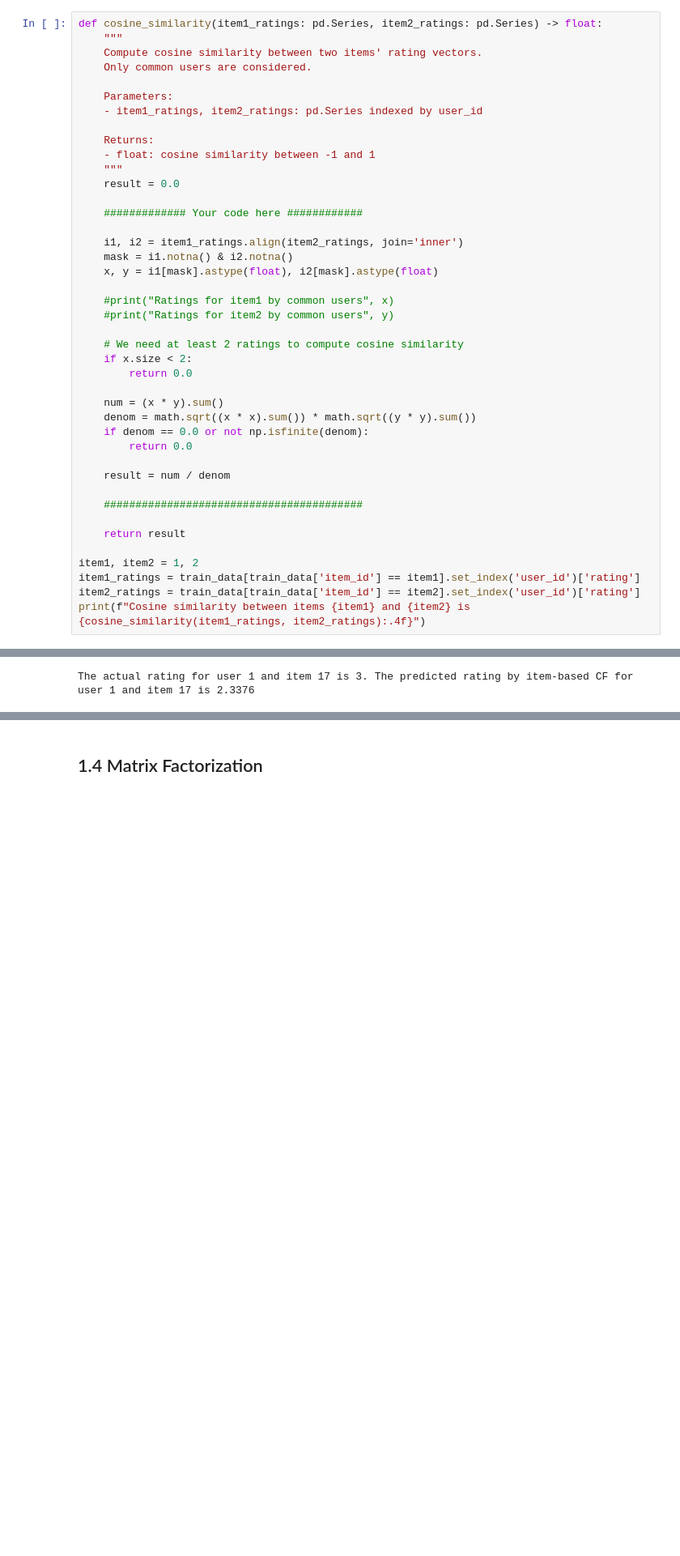
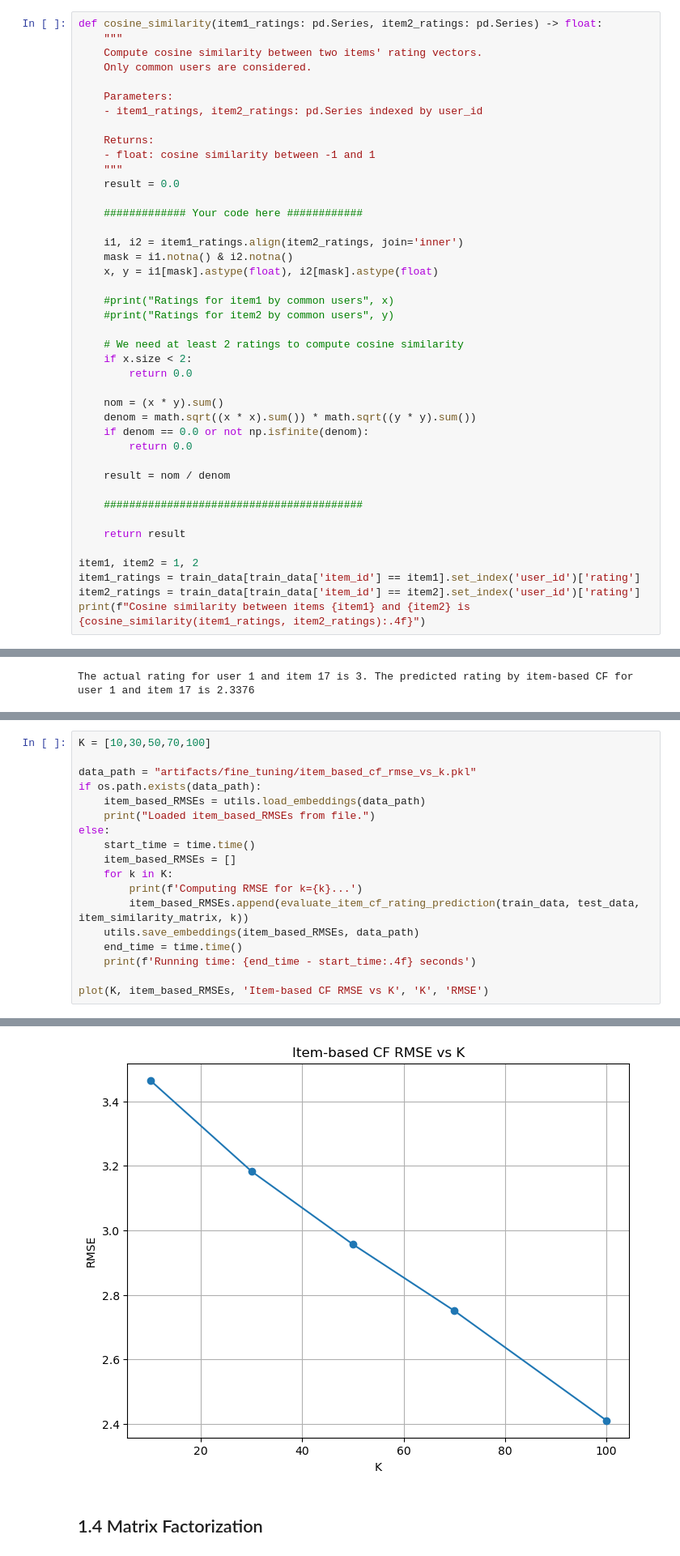
Before and after one commit to HJYblur/RecommenderSystem, a Jupyter notebook: Project-RecSys/group2.ipynb, the cells around one changed output, grey strips where cells are left out. Shown at 81% size. Cells and saved outputs as stored; diff of their text form; blank space fills up the shorter version.

```diff
--- a/Project-RecSys/group2.ipynb
+++ b/Project-RecSys/group2.ipynb
@@ -724,12 +856,12 @@ def cosine_similarity(item1_ratings: pd.Series, item2_ratings: pd.Series) -> flo
     if x.size < 2:
         return 0.0
 
-    num = (x * y).sum()
+    nom = (x * y).sum()
     denom = math.sqrt((x * x).sum()) * math.sqrt((y * y).sum())
     if denom == 0.0 or not np.isfinite(denom):
         return 0.0
 
-    result = num / denom
+    result = nom / denom
 
     #########################################
 
@@ -890,0 +1057,19 @@ The actual rating for user 1 and item 17 is 3. The predicted rating by item-base
+# %%
+K = [10,30,50,70,100]
+
+data_path = "artifacts/fine_tuning/item_based_cf_rmse_vs_k.pkl"
+if os.path.exists(data_path):
+    item_based_RMSEs = utils.load_embeddings(data_path)
+    print("Loaded item_based_RMSEs from file.")
+else:
+    start_time = time.time()
+    item_based_RMSEs = []
+    for k in K:
+        print(f'Computing RMSE for k={k}...')
+        item_based_RMSEs.append(evaluate_item_cf_rating_prediction(train_data, test_data, item_similarity_matrix, k))
+    utils.save_embeddings(item_based_RMSEs, data_path)
+    end_time = time.time()
+    print(f'Running time: {end_time - start_time:.4f} seconds')
+
+plot(K, item_based_RMSEs, 'Item-based CF RMSE vs K', 'K', 'RMSE')
+# %% [output]
@@ -891,2 +1083,3 @@ The actual rating for user 1 and item 17 is 3. The predicted rating by item-base
+[figure, added]
 # %% [markdown]
 ## 1.4 Matrix Factorization
```
Also changed, not shown: parts of 34 cells of this notebook, 6 other files.
